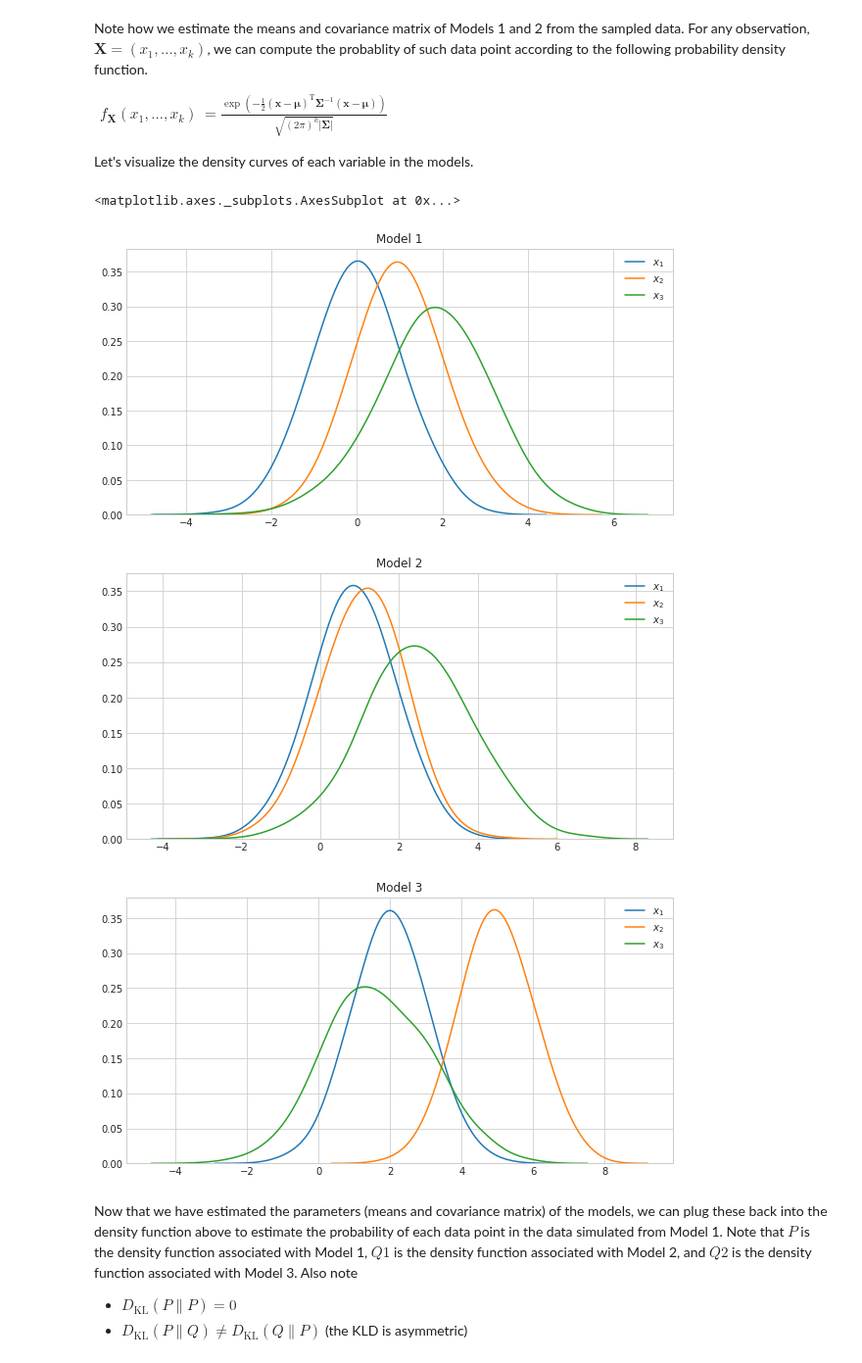
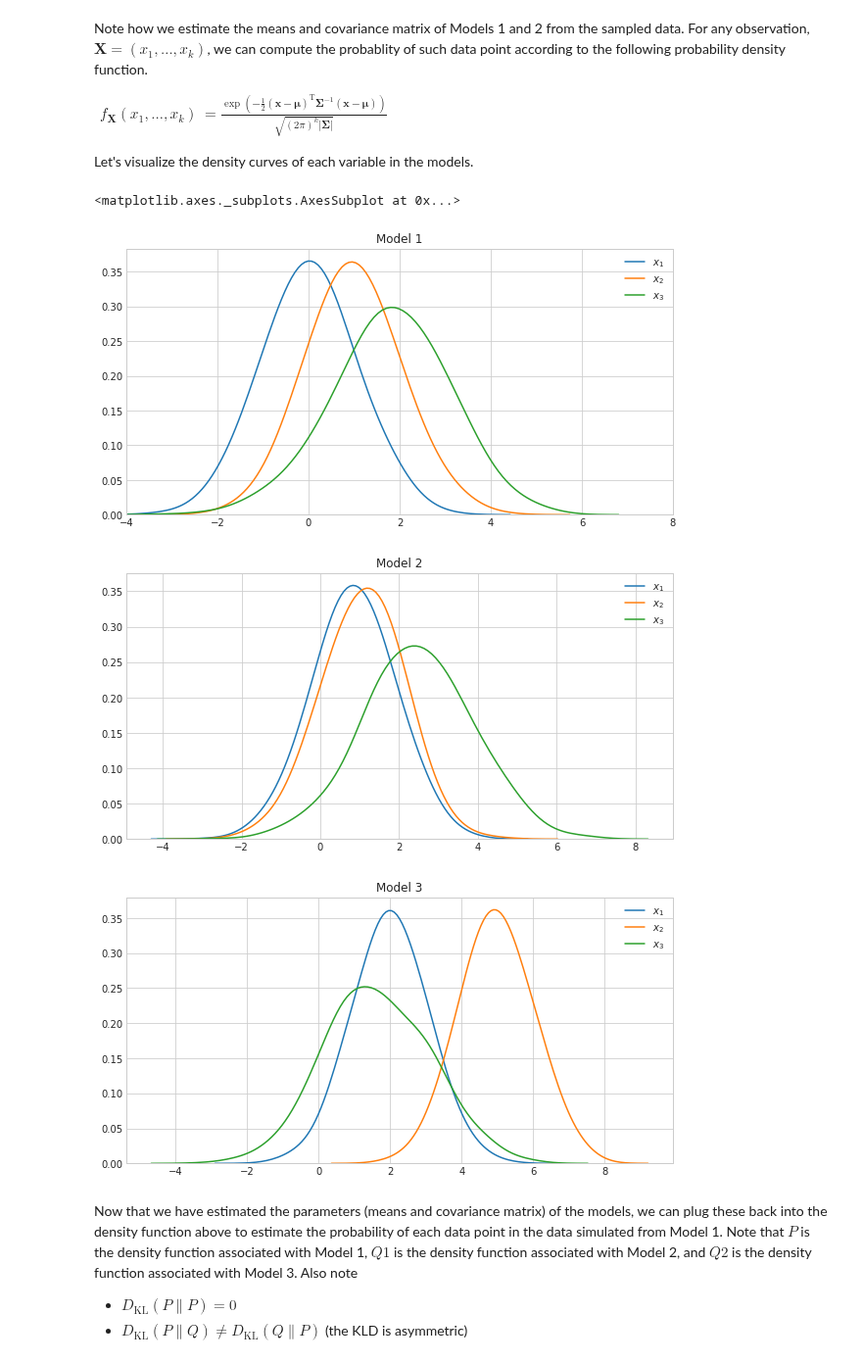
Before and after one commit to vangj/ds, a Jupyter notebook: kullback-leibler-divergence.ipynb, the cells around one changed output. Shown at 98% size. Cells and saved outputs as stored; diff of their text form; code cells hidden in the pictures.

```diff
--- a/kullback-leibler-divergence.ipynb
+++ b/kullback-leibler-divergence.ipynb
@@ -110,24 +110,27 @@ Let's visualize the density curves of each variable in the models.
 # %%
 fig, ax = plt.subplots(1, 1, figsize=(10, 5))
 ax.set_title('Model 1')
+ax.set_xlim([-4, 8])
 sns.kdeplot(data1[:,0], bw=0.5, ax=ax, label=r'$x_{1}$')
 sns.kdeplot(data1[:,1], bw=0.5, ax=ax, label=r'$x_{2}$')
 sns.kdeplot(data1[:,2], bw=0.5, ax=ax, label=r'$x_{3}$')
 
 fig, ax = plt.subplots(1, 1, figsize=(10, 5))
 ax.set_title('Model 2')
+ax.set_xlim([-4, 8])
 sns.kdeplot(data2[:,0], bw=0.5, ax=ax, label=r'$x_{1}$')
 sns.kdeplot(data2[:,1], bw=0.5, ax=ax, label=r'$x_{2}$')
 sns.kdeplot(data2[:,2], bw=0.5, ax=ax, label=r'$x_{3}$')
 
 fig, ax = plt.subplots(1, 1, figsize=(10, 5))
 ax.set_title('Model 3')
+ax.set_xlim([-4, 8])
 sns.kdeplot(data3[:,0], bw=0.5, ax=ax, label=r'$x_{1}$')
 sns.kdeplot(data3[:,1], bw=0.5, ax=ax, label=r'$x_{2}$')
 sns.kdeplot(data3[:,2], bw=0.5, ax=ax, label=r'$x_{3}$')
 # %% [output]
 <matplotlib.axes._subplots.AxesSubplot at 0x...>
-[figure, old version]
+[figure, new version]
 [figure]
 [figure]
 # %% [markdown]
```
Also changed, not shown: parts of 1 cell of this notebook.
